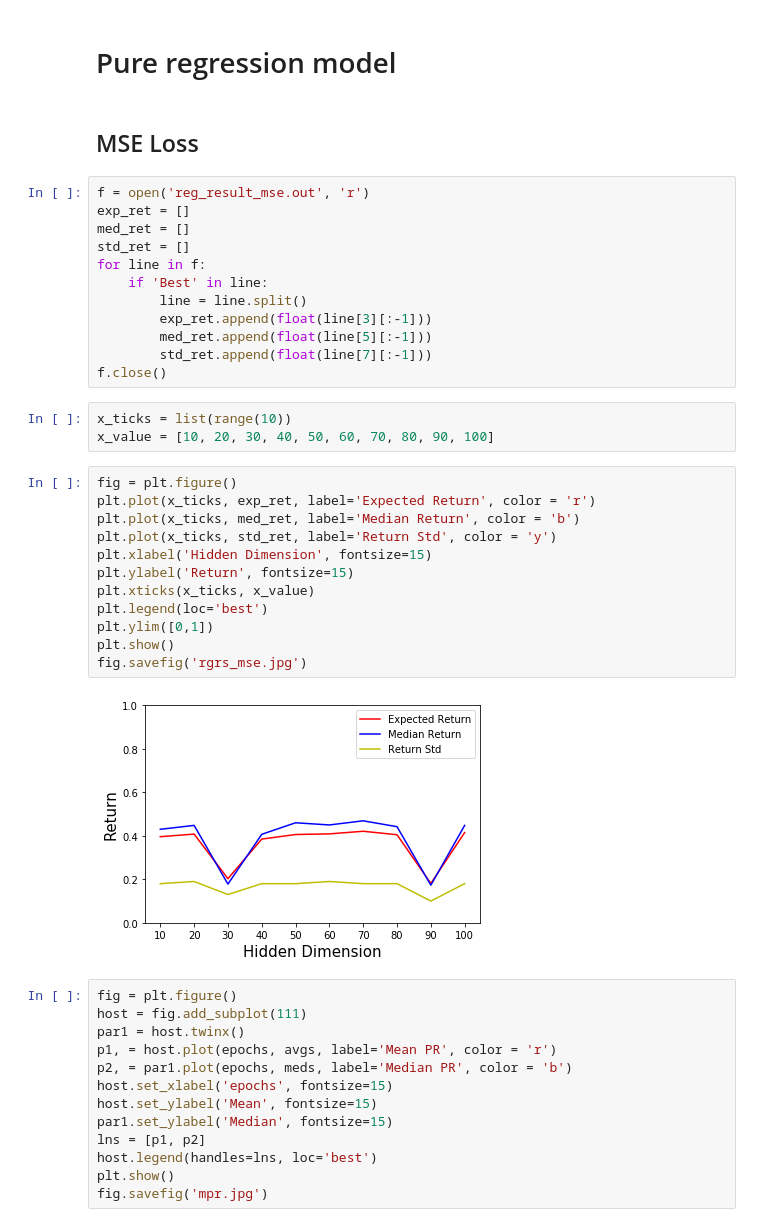
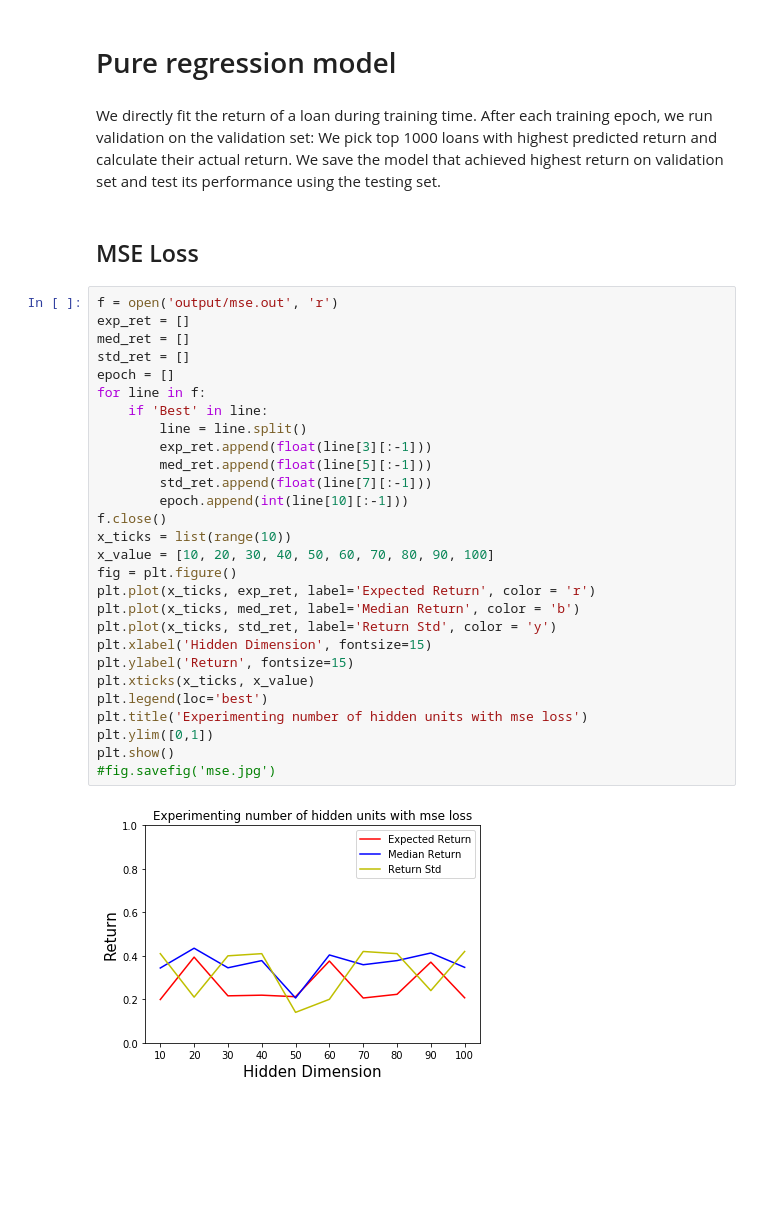
Before and after one commit to tomahawklin/LoanPrediction, a Jupyter notebook: src/LoanAnalysis.ipynb, the cells around one changed output. Drawn from its saved outputs; the diff is of its cells as text; blank space fills up the shorter version.

Commit message:
Conditional regression and classification model

```diff
--- a/src/LoanAnalysis.ipynb
+++ b/src/LoanAnalysis.ipynb
@@ -126,46 +119,36 @@ plt.hist(grace_rets)
 # %% [markdown]
 # Pure regression model
+# %% [markdown]
+We directly fit the return of a loan during training time. After each training epoch, we run validation on the validation set: We pick top 1000 loans with highest predicted return and calculate their actual return. We save the model that achieved highest return on validation set and test its performance using the testing set.
 # %% [markdown]
 ## MSE Loss
-# %%
-f = open('reg_result_mse.out', 'r')
-exp_ret = []
-med_ret = []
-std_ret = []
-for line in f:
-    if 'Best' in line:
-        line = line.split()
-        exp_ret.append(float(line[3][:-1]))
-        med_ret.append(float(line[5][:-1]))
-        std_ret.append(float(line[7][:-1]))
-f.close()
-# %%
-x_ticks = list(range(10))
-x_value = [10, 20, 30, 40, 50, 60, 70, 80, 90, 100]
 # %%
+f = open('output/mse.out', 'r')
+exp_ret = []
+med_ret = []
+std_ret = []
+epoch = []
+for line in f:
+    if 'Best' in line:
+        line = line.split()
+        exp_ret.append(float(line[3][:-1]))
+        med_ret.append(float(line[5][:-1]))
+        std_ret.append(float(line[7][:-1]))
+        epoch.append(int(line[10][:-1]))
+f.close()
+x_ticks = list(range(10))
+x_value = [10, 20, 30, 40, 50, 60, 70, 80, 90, 100]
 fig = plt.figure()
 plt.plot(x_ticks, exp_ret, label='Expected Return', color = 'r')
 plt.plot(x_ticks, med_ret, label='Median Return', color = 'b')
 plt.plot(x_ticks, std_ret, label='Return Std', color = 'y')
 plt.xlabel('Hidden Dimension', fontsize=15)
 plt.ylabel('Return', fontsize=15)
 plt.xticks(x_ticks, x_value)
 plt.legend(loc='best')
+plt.title('Experimenting number of hidden units with mse loss')
 plt.ylim([0,1])
 plt.show()
-fig.savefig('rgrs_mse.jpg')
+#fig.savefig('mse.jpg')
 # %% [output]
-[figure, old version]
+[figure, new version]
-# %%
-fig = plt.figure()
-host = fig.add_subplot(111)
-par1 = host.twinx()
-p1, = host.plot(epochs, avgs, label='Mean PR', color = 'r')
-p2, = par1.plot(epochs, meds, label='Median PR', color = 'b')
-host.set_xlabel('epochs', fontsize=15)
-host.set_ylabel('Mean', fontsize=15)
-par1.set_ylabel('Median', fontsize=15)
-lns = [p1, p2]
-host.legend(handles=lns, loc='best')
-plt.show()
-fig.savefig('mpr.jpg')
```
Also changed, not shown: parts of 21 cells of this notebook, 3 other files.
